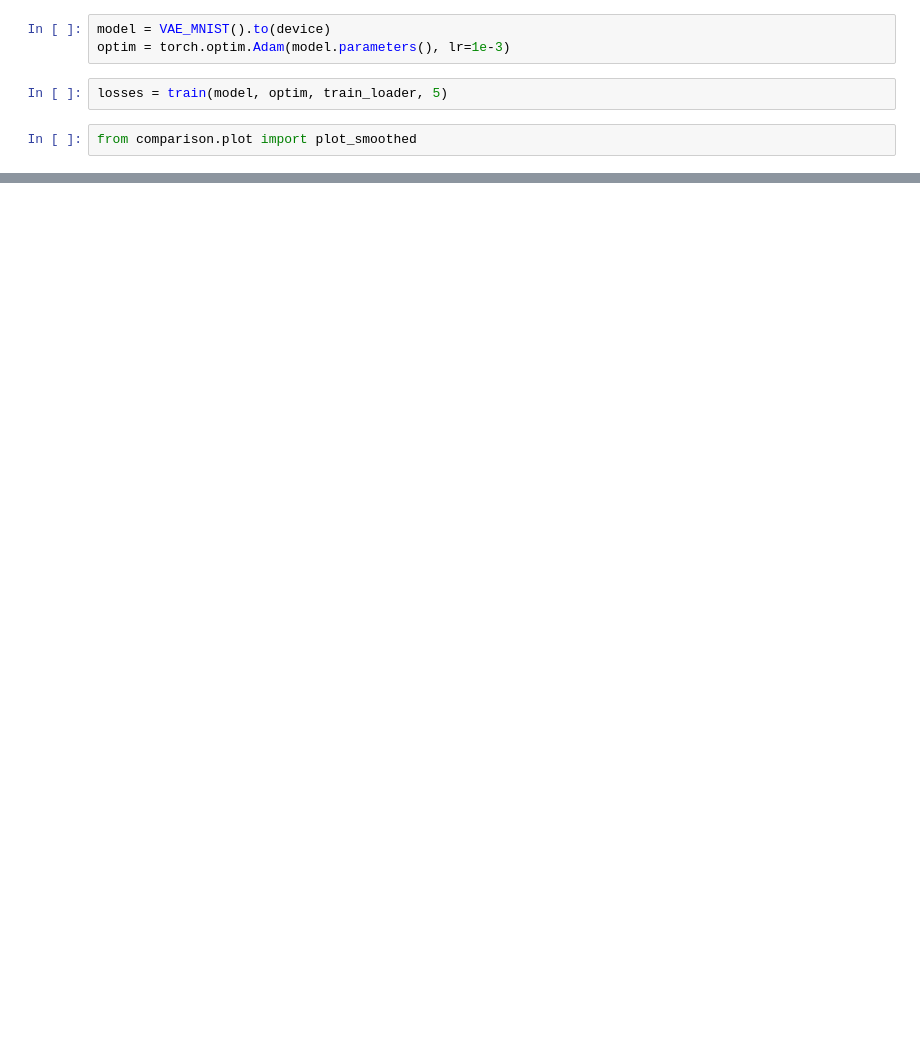
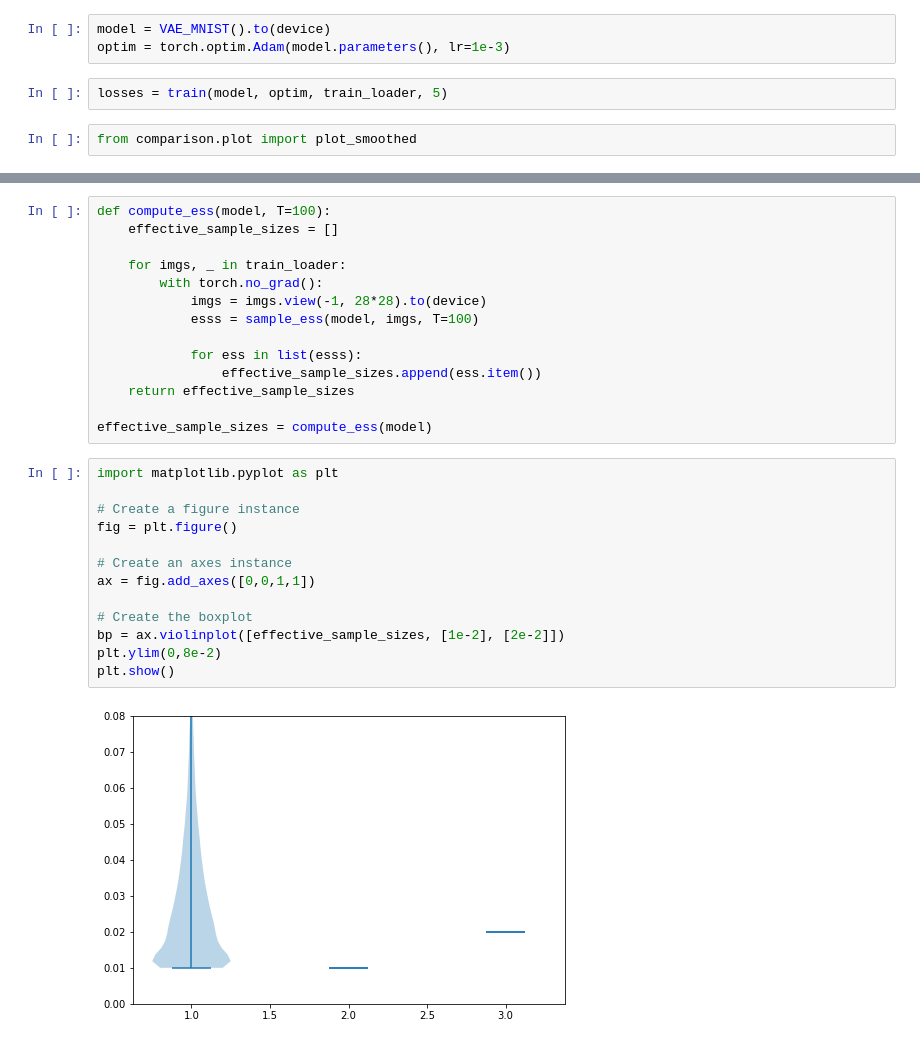
Before and after one commit to ox-advanced-topics-ml-2022-23-group-13/elbo-comparison, a Jupyter notebook: comparison/notebooks/mnist.ipynb, the cells around one changed output, grey strips where cells are left out. Saved outputs shown, nothing was run; the diff lists cells and outputs as text; blank space fills up the shorter version.

```diff
--- a/comparison/notebooks/mnist.ipynb
+++ b/comparison/notebooks/mnist.ipynb
@@ -60,3 +61,32 @@ plot_smoothed(-losses, sigma=10, fit_sigma=True)
+# %%
+def compute_ess(model, T=100):
+    effective_sample_sizes = []
+
+    for imgs, _ in train_loader:
+        with torch.no_grad():
+            imgs = imgs.view(-1, 28*28).to(device)
+            esss = sample_ess(model, imgs, T=100)
+
+            for ess in list(esss):
+                effective_sample_sizes.append(ess.item())
+    return effective_sample_sizes
+
+effective_sample_sizes = compute_ess(model)
+# %%
+import matplotlib.pyplot as plt
+
+# Create a figure instance
+fig = plt.figure()
+
+# Create an axes instance
+ax = fig.add_axes([0,0,1,1])
+
+# Create the boxplot
+bp = ax.violinplot([effective_sample_sizes, [1e-2], [2e-2]])
+plt.ylim(0,8e-2)
+plt.show()
+# %% [output]
+[figure, added]
 # %%
 import matplotlib.pyplot as plt
 
```
Also changed, not shown: parts of 4 cells of this notebook, 13 other files.
